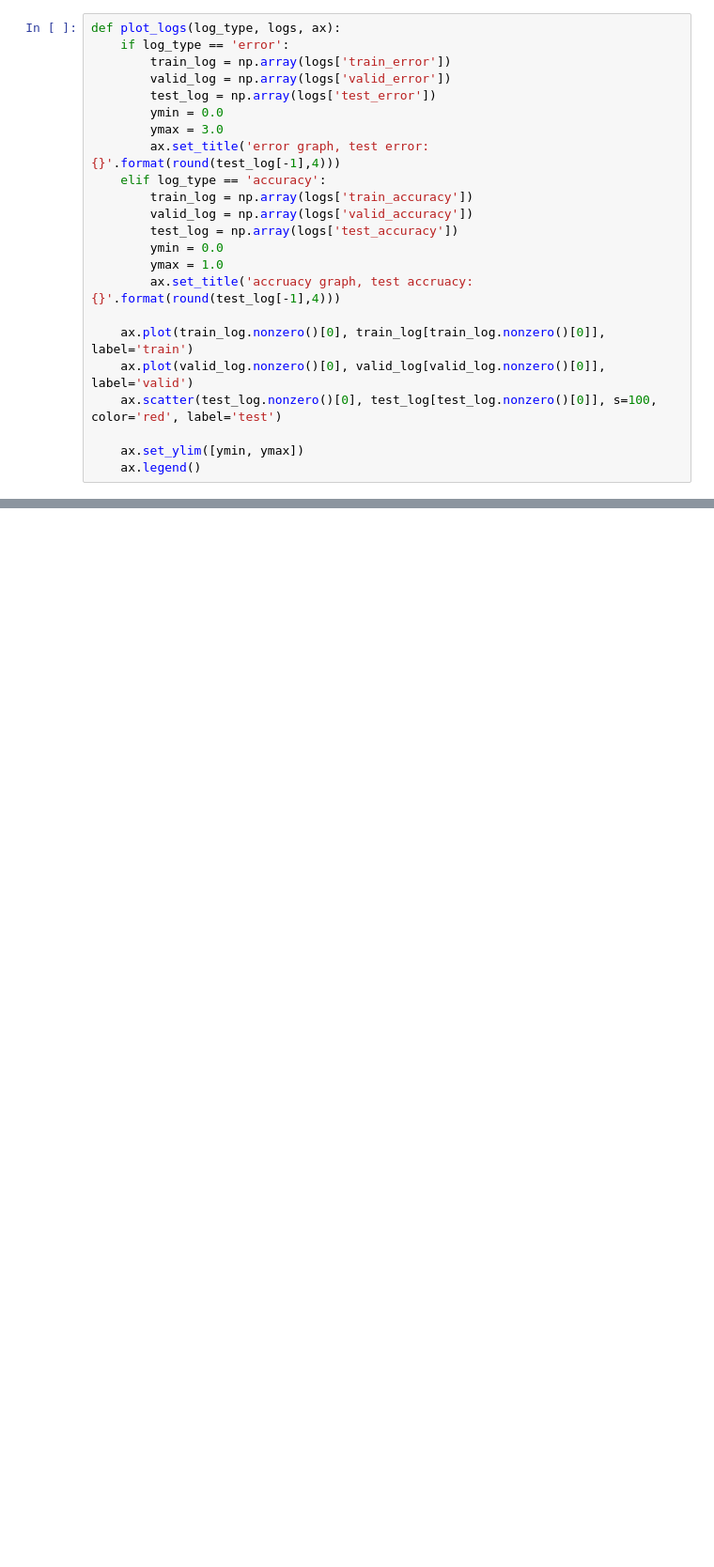
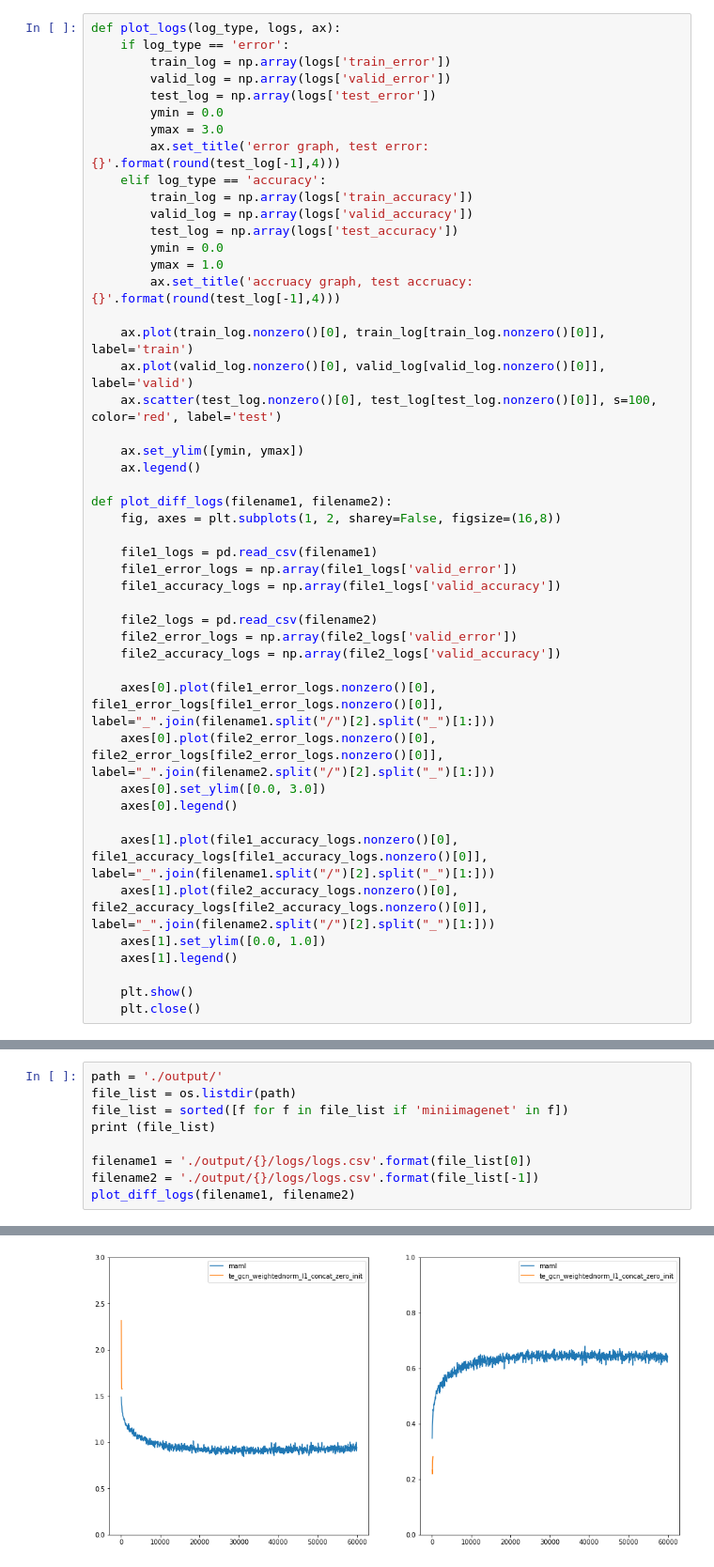
Before and after one commit to HJ-Yoo/BOIL, a Jupyter notebook: log_graph.ipynb, the cells around one changed output, grey strips where cells are left out. Shown: that part at 94% size. Drawn from its saved outputs; the diff is of its cells as text; blank space fills up the shorter version.

```diff
--- a/log_graph.ipynb
+++ b/log_graph.ipynb
@@ -25,4 +26,28 @@ def plot_logs(log_type, logs, ax):
 
     ax.set_ylim([ymin, ymax])
     ax.legend()
+
+def plot_diff_logs(filename1, filename2):
+    fig, axes = plt.subplots(1, 2, sharey=False, figsize=(16,8))
+
+    file1_logs = pd.read_csv(filename1)
+    file1_error_logs = np.array(file1_logs['valid_error'])
+    file1_accuracy_logs = np.array(file1_logs['valid_accuracy'])
+
+    file2_logs = pd.read_csv(filename2)
+    file2_error_logs = np.array(file2_logs['valid_error'])
+    file2_accuracy_logs = np.array(file2_logs['valid_accuracy'])
+
+    axes[0].plot(file1_error_logs.nonzero()[0], file1_error_logs[file1_error_logs.nonzero()[0]], label="_".join(filename1.split("/")[2].split("_")[1:]))
+    axes[0].plot(file2_error_logs.nonzero()[0], file2_error_logs[file2_error_logs.nonzero()[0]], label="_".join(filename2.split("/")[2].split("_")[1:]))
+    axes[0].set_ylim([0.0, 3.0])
+    axes[0].legend()
+
+    axes[1].plot(file1_accuracy_logs.nonzero()[0], file1_accuracy_logs[file1_accuracy_logs.nonzero()[0]], label="_".join(filename1.split("/")[2].split("_")[1:]))
+    axes[1].plot(file2_accuracy_logs.nonzero()[0], file2_accuracy_logs[file2_accuracy_logs.nonzero()[0]], label="_".join(filename2.split("/")[2].split("_")[1:]))
+    axes[1].set_ylim([0.0, 1.0])
+    axes[1].legend()
+
+    plt.show()
+    plt.close()
 # %%
@@ -37,2 +63,12 @@ plot_logs(log_type='accuracy', logs=logs, ax=axes[1])
 plt.show()
 plt.close()
+# %%
+path = './output/'
+file_list = os.listdir(path)
+file_list = sorted([f for f in file_list if 'miniimagenet' in f])
+print (file_list)
+
+filename1 = './output/{}/logs/logs.csv'.format(file_list[0])
+filename2 = './output/{}/logs/logs.csv'.format(file_list[-1])
+plot_diff_logs(filename1, filename2)
+# %% [output]
@@ -38,0 +76 @@ plt.close()
+[figure, added]
```
Also changed, not shown: parts of 3 cells of this notebook, 3 other files.
